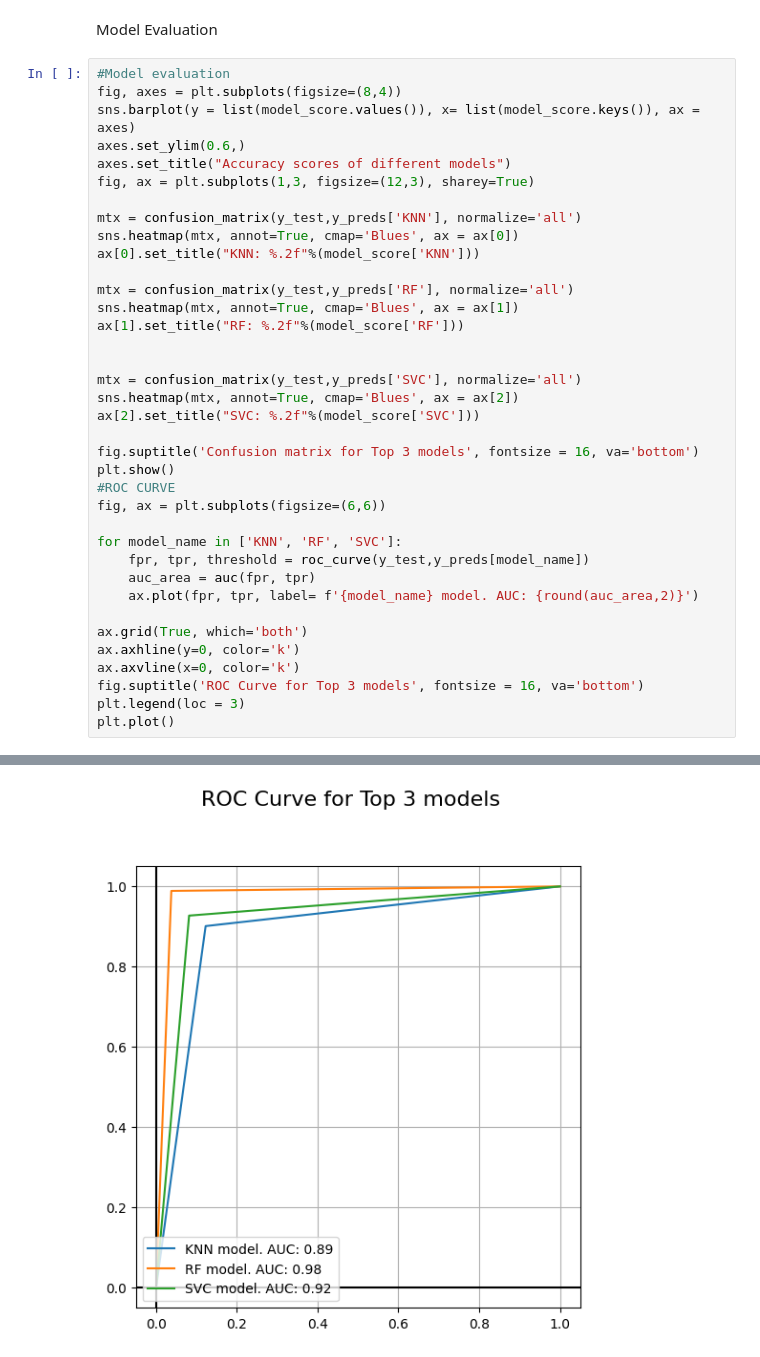
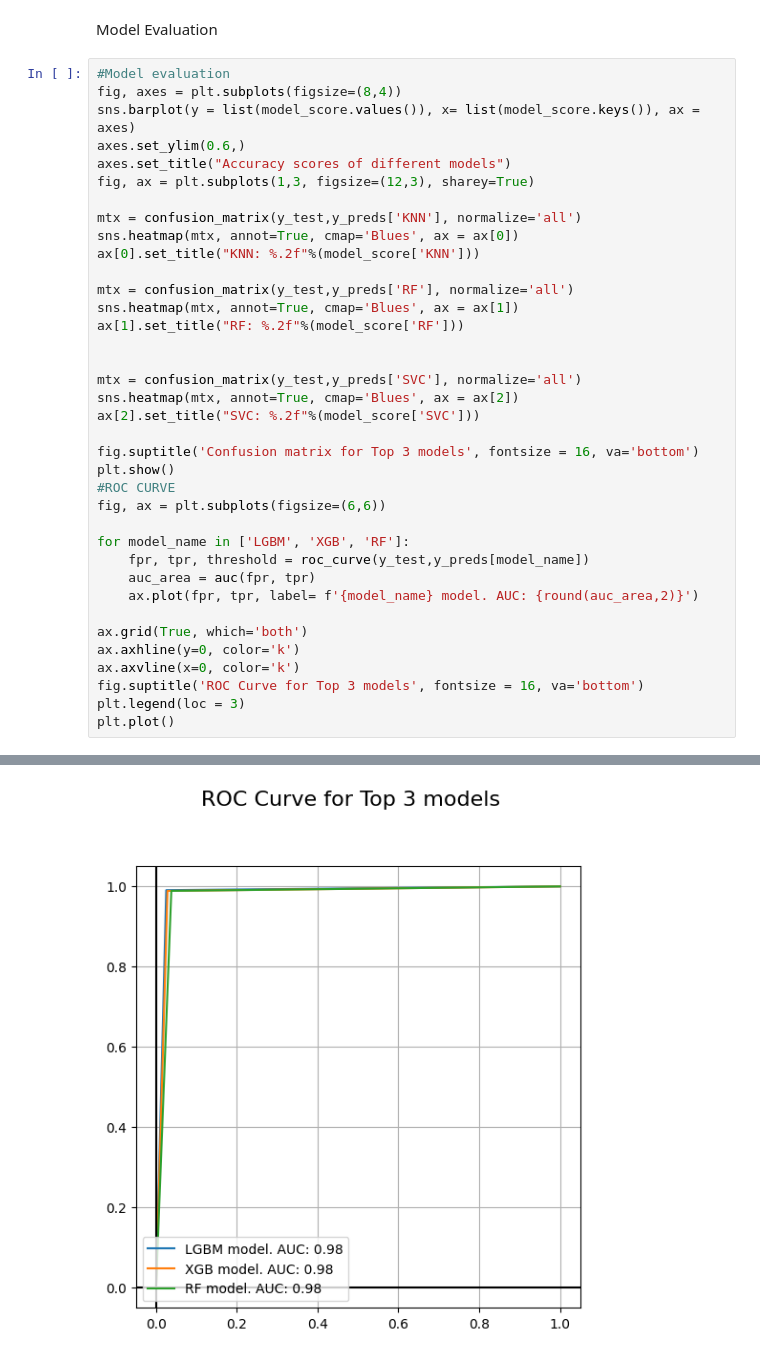
Before and after one commit to thierrosyrius/MLops_bank_scoring, a Jupyter notebook: loan_ml.ipynb, the cells around one changed output, grey strips where cells are left out. Cells and saved outputs as stored; diff of their text form.

```diff
--- a/loan_ml.ipynb
+++ b/loan_ml.ipynb
@@ -335,32 +365,32 @@ sns.heatmap(mtx, annot=True, cmap='Blues', ax = ax[0])
 ax[0].set_title("KNN: %.2f"%(model_score['KNN']))
 
 mtx = confusion_matrix(y_test,y_preds['RF'], normalize='all')
 sns.heatmap(mtx, annot=True, cmap='Blues', ax = ax[1])
 ax[1].set_title("RF: %.2f"%(model_score['RF']))
 
 
 mtx = confusion_matrix(y_test,y_preds['SVC'], normalize='all')
 sns.heatmap(mtx, annot=True, cmap='Blues', ax = ax[2])
 ax[2].set_title("SVC: %.2f"%(model_score['SVC']))
 
 fig.suptitle('Confusion matrix for Top 3 models', fontsize = 16, va='bottom')
 plt.show()
 #ROC CURVE
 fig, ax = plt.subplots(figsize=(6,6))
 
-for model_name in ['KNN', 'RF', 'SVC']:
+for model_name in ['LGBM', 'XGB', 'RF']:
     fpr, tpr, threshold = roc_curve(y_test,y_preds[model_name])
     auc_area = auc(fpr, tpr)
     ax.plot(fpr, tpr, label= f'{model_name} model. AUC: {round(auc_area,2)}')
 
 ax.grid(True, which='both')
 ax.axhline(y=0, color='k')
 ax.axvline(x=0, color='k')
 fig.suptitle('ROC Curve for Top 3 models', fontsize = 16, va='bottom')
 plt.legend(loc = 3)
 plt.plot()
 # %% [output]
 [figure]
 [figure]
 []
-[figure, old version]
+[figure, new version]
```
Also changed, not shown: parts of 11 cells of this notebook, 3 other files.
